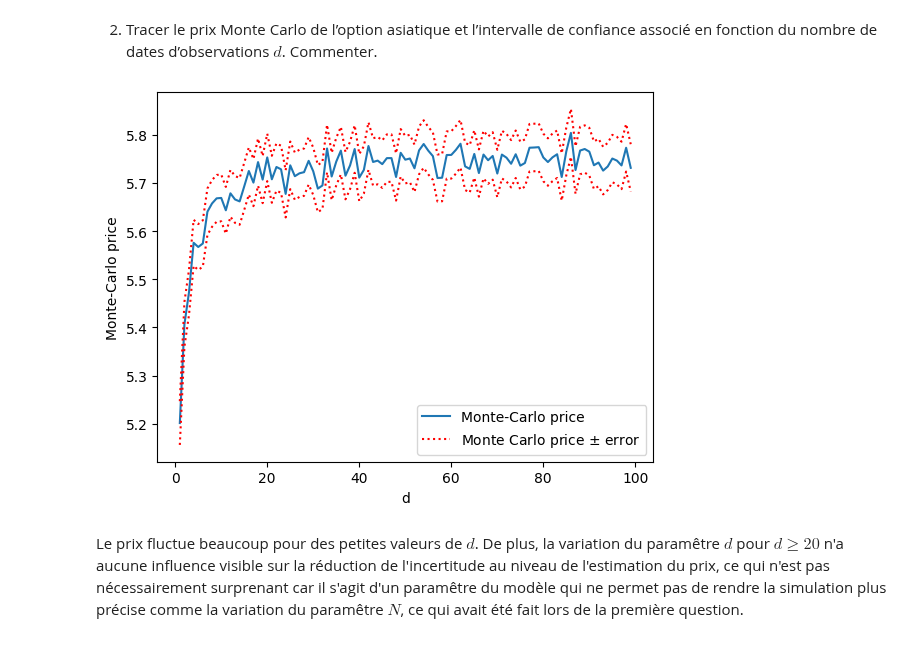
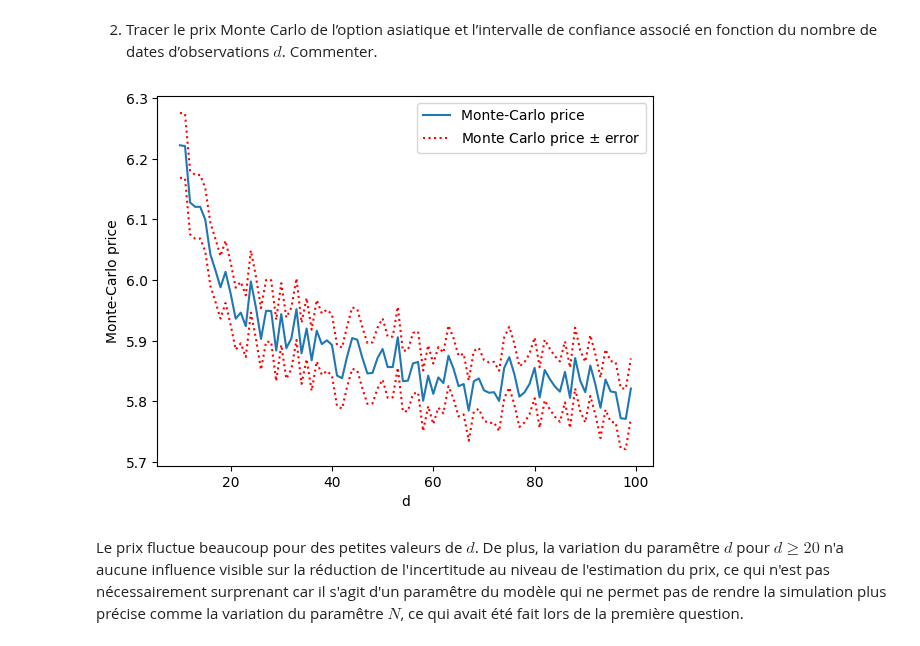
Before and after one commit to kerrianlc/stochastic-proc-fin, a Jupyter notebook: MSF-QII-LC-M.ipynb, the cells around one changed output. Drawn from its saved outputs; the diff is of its cells as text; code cells hidden in the pictures.

```diff
--- a/MSF-QII-LC-M.ipynb
+++ b/MSF-QII-LC-M.ipynb
@@ -60,7 +60,7 @@ def monte_carlo_discrete_path(N, d, T, S0, r, sigma):
     return S0 * np.cumprod(np.insert(random_factors, 0, 1, axis=1), axis=1)
 
 def MC_est_asian_arith_option(K, T, S0, r, sigma, n, alpha = 0.05):
-    payoffs = np.maximum(monte_carlo_discrete_path(N=N, d=n, T=T, S0=S0, r=r, sigma=sigma).mean(axis=1) - K, 0)
+    payoffs = np.maximum(monte_carlo_discrete_path(N=N, d=n, T=T, S0=S0, r=r, sigma=sigma)[:, 1:].mean(axis=1) - K, 0)
     Cn = np.mean(np.exp(-r * T) * payoffs)
     return Cn, Cn + np.array(norm.interval(1 - alpha)) * np.exp(-r * T) * standard_error(payoffs)
 # %%
@@ -81,21 +81,21 @@ On peut remarquer que le prix du call asiatique est toujours plus bas que celui
 2. Tracer le prix Monte Carlo de l’option asiatique et l’intervalle de confiance associé en fonction du nombre de dates d’observations $d$. Commenter.
 # %%
 Cns, Cns_up, Cns_down = [], [], []
-d_range = [i for i in range(1, 100)]
+d_range = [i for i in range(10, 100)]
 for n in d_range:
     Cn, error_Cn = MC_est_asian_arith_option(K, T, S0, r, sigma, n)
     Cns.append(Cn)
     Cns_up.append(error_Cn[1])
     Cns_down.append(error_Cn[0])
 plt.plot(d_range, Cns, label="Monte-Carlo price")
 plt.plot(d_range, Cns_up, linestyle=":", color="red", label="Monte Carlo price $\pm$ error")
 plt.plot(d_range, Cns_down, linestyle=":", color="red")
 plt.xlabel("d")
 plt.ylabel("Monte-Carlo price")
 plt.legend()
 plt.show()
 # %% [output]
-[figure, old version]
+[figure, new version]
 # %% [markdown]
 Le prix fluctue beaucoup pour des petites valeurs de $d$. De plus, la variation du paramêtre $d$ pour $d \ge 20$ n'a aucune influence visible sur la réduction de l'incertitude au niveau de l'estimation du prix, ce qui n'est pas nécessairement surprenant car il s'agit d'un paramêtre du modèle qui ne permet pas de rendre la simulation plus précise comme la variation du paramêtre $N$, ce qui avait été fait lors de la première question.
 # %% [markdown]
```
Also changed, not shown: parts of 8 cells of this notebook.
